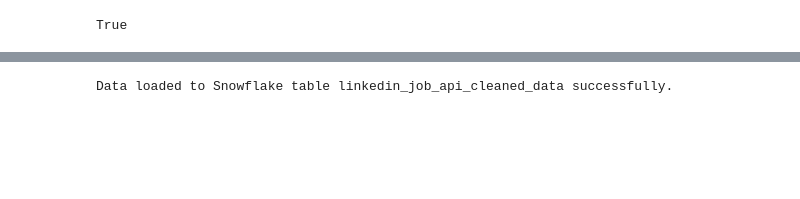
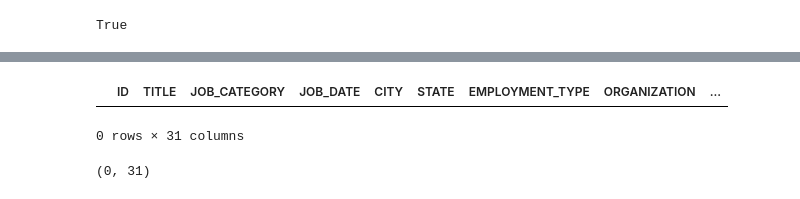
Before and after one commit to nikki099/de_linkedin_etl_project, a Jupyter notebook: src/de_linkedin_etl_project/linkedin_api_data_extraction/linkedin_api_raw_data_process.ipynb, the cells around one changed output, grey strips where cells are left out. Saved outputs shown, nothing was run; the diff lists cells and outputs as text; code cells hidden in the pictures; blank space fills up the shorter version.

```diff
--- a/src/de_linkedin_etl_project/linkedin_api_data_extraction/linkedin_api_raw_data_process.ipynb
+++ b/src/de_linkedin_etl_project/linkedin_api_data_extraction/linkedin_api_raw_data_process.ipynb
@@ -436,30 +409,37 @@ array(['VIC', 'QLD', 'NSW', 'NA', 'Of', 'That', 'on', 'Australia'],
+# %%
+df_new_jobs.head()
+# %% [output]
+|  | ID | TITLE | JOB_CATEGORY | JOB_DATE | CITY | STATE | EMPLOYMENT_TYPE | ORGANIZATION | ... |
+0 rows × 31 columns
+# %%
+df_new_jobs.shape
+# %% [output]
+(0, 31)
 # %%
+#SQLalchemy v2.0.40
+# def load_to_snowflake(df_new_jobs):
+#     # Create a Snowflake connection engine
+#     engine = create_engine(
+#         'snowflake://{user}:{password}@{account}/{database}/{schema}?warehouse={warehouse}'.format(
+#             user=snowflake_user,
+#             password=snowflake_password,
+#             account=account,
+#             warehouse="SNOWFLAKE_LEARNING_WH",
+#             database="linkedin_db",
+#             schema="linkedin_raw"
+#         )
+#     )
 
-def load_to_snowflake(df_new_jobs):
-    # Create a Snowflake connection engine
-    engine = create_engine(
-        'snowflake://{user}:{password}@{account}/{database}/{schema}?warehouse={warehouse}'.format(
-            user=snowflake_user,
-            password=snowflake_password,
-            account=account,
-            warehouse="SNOWFLAKE_LEARNING_WH",
-            database="linkedin_db",
-            schema="linkedin_raw"
-        )
-    )
+#     table_name = "linkedin_job_api_cleaned_data"
 
-    table_name = "linkedin_job_api_cleaned_data"
+#     df_new_jobs.to_sql(
+#         name=table_name,
+#         con=engine,
+#         if_exists='append', #append data
+#         index=False
+#     )
 
-    df_new_jobs.to_sql(
-        name=table_name,
-        con=engine,
-        if_exists='append', #append data
-        index=False
-    )
-
-    print(f"Data loaded to Snowflake table {table_name} successfully.")
+#     print(f"Data loaded to Snowflake table {table_name} successfully.")
 
 
-load_to_snowflake(df_new_jobs)
+# load_to_snowflake(df_new_jobs)
-# %% [output]
-Data loaded to Snowflake table linkedin_job_api_cleaned_data successfully.
```
Also changed, not shown: parts of 19 cells of this notebook, 12 other files.
